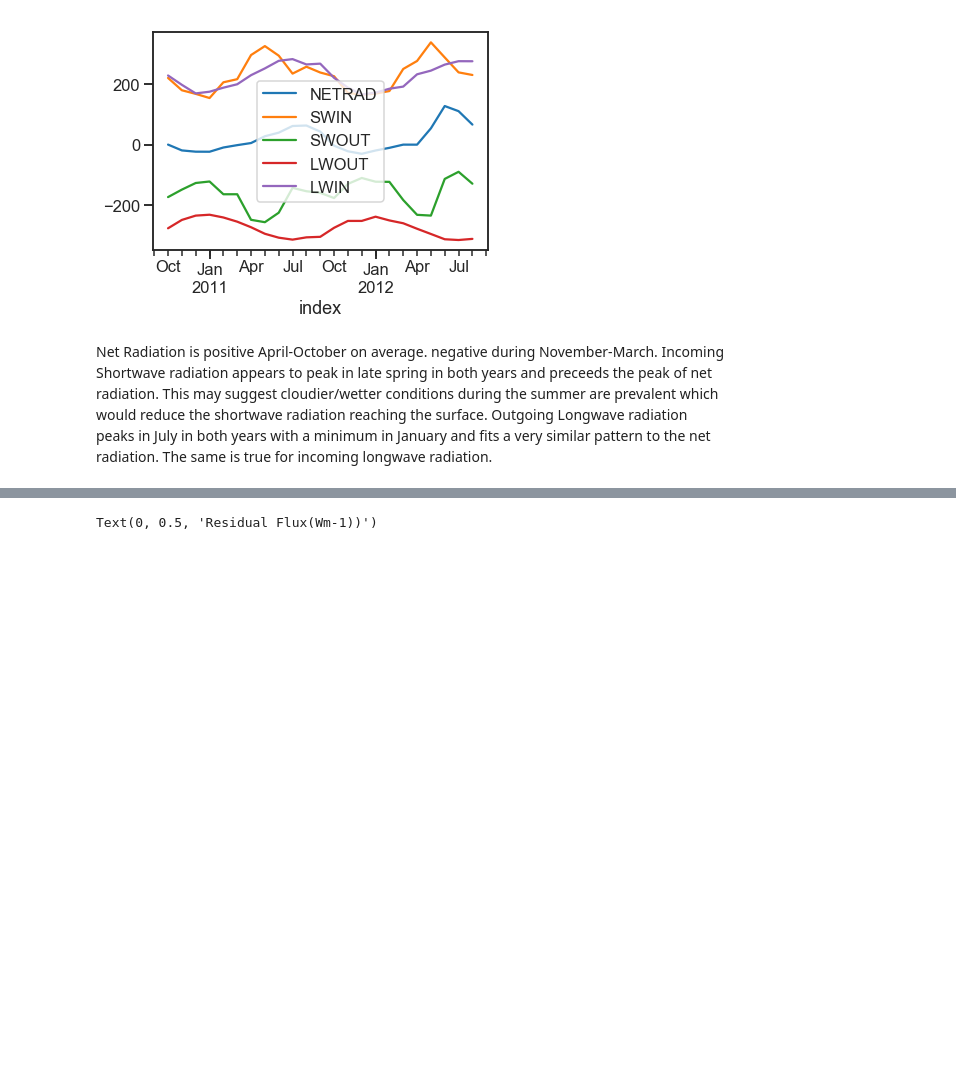
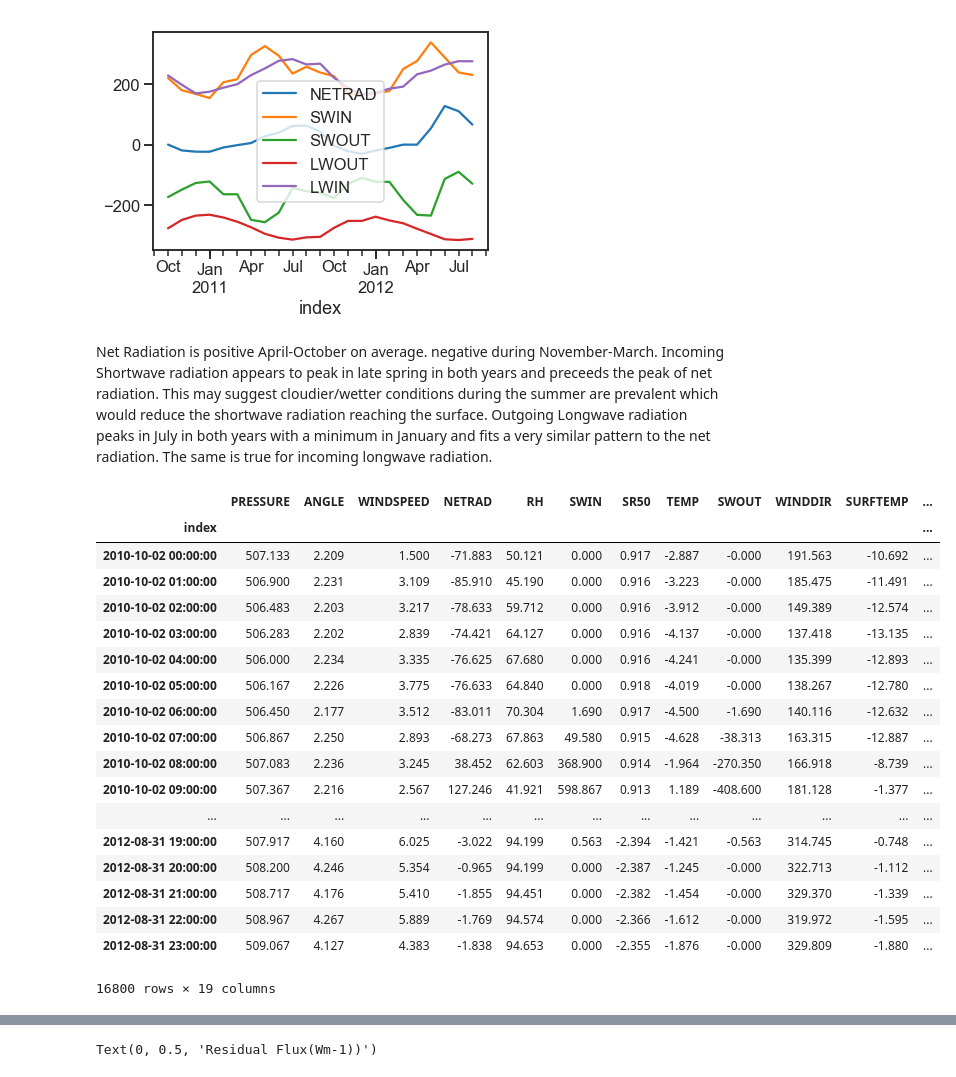
Before and after one commit to calumwinter/Cryo, a Jupyter notebook: Cryosphere_Group_Project.ipynb, the cells around one changed output, grey strips where cells are left out. Drawn from its saved outputs; the diff is of its cells as text; code cells hidden in the pictures; blank space fills up the shorter version.

```diff
--- a/Cryosphere_Group_Project.ipynb
+++ b/Cryosphere_Group_Project.ipynb
@@ -94,2 +65,47 @@ Q1 = 0.623*Ls*rho_0/P0*k**2*Wisp*(ea-Es)/(np.log(Zm/Z0_m)*np.log(Zl/Z0_l));
+# %%
+#sensible heat
+# Define L for surface temperatures
+df["L"] = np.where(df["SURFTEMP"] + T_0 >= T_0, L_v, L_s)
+
+# Saturation vapour pressure at the surface
+# Convert temperature to Kelvins to avoid dividing by zero
+df["e_s"] = 6.11 * np.exp(
+    ((df["L"][0] / R_v) * ((1 / T_0) - (1 / (df["SURFTEMP"] + T_0)))))
+# Water vapour pressure of air
+df["e_a"] = df["RH"] / 100 * df["e_s"]
+
+# Compute latent heat flux
+df["Q_L"] = 0.623 * df["L"] * rho * (k ** 2 * df["WINDSPEED"]
+                                     * (df["e_a"] - df["e_s"])) / (
+        P_0 * math.log(z_m / z_0m) * math.log(z_v / z_0v))
+
+# Resample into monthly mean
+monthly_mean["Q_L"] = df["Q_L"].resample("MS").mean()  # note this also changes ["L"]
+# Sensible heat flux
+Q_H = (c_p * rho * df["PRESSURE"] * (k ** 2) * df["WINDSPEED"] * (
+        df["TEMP"] - df["SURFTEMP"])) / (
+              P_0 * math.log(z_m / z_0m) * math.log(z_h / z_0h))
+df["Q_H"] = Q_H
+df
+# %% [output]
+|  | PRESSURE | ANGLE | WINDSPEED | NETRAD | RH | SWIN | SR50 | TEMP | SWOUT | WINDDIR | SURFTEMP | ... |
+| index |  |  |  |  |  |  |  |  |  |  |  | ... |
+| 2010-10-02 00:00:00 | 507.133 | 2.209 | 1.500 | -71.883 | 50.121 | 0.000 | 0.917 | -2.887 | -0.000 | 191.563 | -10.692 | ... |
+| 2010-10-02 01:00:00 | 506.900 | 2.231 | 3.109 | -85.910 | 45.190 | 0.000 | 0.916 | -3.223 | -0.000 | 185.475 | -11.491 | ... |
+| 2010-10-02 02:00:00 | 506.483 | 2.203 | 3.217 | -78.633 | 59.712 | 0.000 | 0.916 | -3.912 | -0.000 | 149.389 | -12.574 | ... |
+| 2010-10-02 03:00:00 | 506.283 | 2.202 | 2.839 | -74.421 | 64.127 | 0.000 | 0.916 | -4.137 | -0.000 | 137.418 | -13.135 | ... |
+| 2010-10-02 04:00:00 | 506.000 | 2.234 | 3.335 | -76.625 | 67.680 | 0.000 | 0.916 | -4.241 | -0.000 | 135.399 | -12.893 | ... |
+| 2010-10-02 05:00:00 | 506.167 | 2.226 | 3.775 | -76.633 | 64.840 | 0.000 | 0.918 | -4.019 | -0.000 | 138.267 | -12.780 | ... |
+| 2010-10-02 06:00:00 | 506.450 | 2.177 | 3.512 | -83.011 | 70.304 | 1.690 | 0.917 | -4.500 | -1.690 | 140.116 | -12.632 | ... |
+| 2010-10-02 07:00:00 | 506.867 | 2.250 | 2.893 | -68.273 | 67.863 | 49.580 | 0.915 | -4.628 | -38.313 | 163.315 | -12.887 | ... |
+| 2010-10-02 08:00:00 | 507.083 | 2.236 | 3.245 | 38.452 | 62.603 | 368.900 | 0.914 | -1.964 | -270.350 | 166.918 | -8.739 | ... |
+| 2010-10-02 09:00:00 | 507.367 | 2.216 | 2.567 | 127.246 | 41.921 | 598.867 | 0.913 | 1.189 | -408.600 | 181.128 | -1.377 | ... |
+| ... | ... | ... | ... | ... | ... | ... | ... | ... | ... | ... | ... | ... |
+| 2012-08-31 19:00:00 | 507.917 | 4.160 | 6.025 | -3.022 | 94.199 | 0.563 | -2.394 | -1.421 | -0.563 | 314.745 | -0.748 | ... |
+| 2012-08-31 20:00:00 | 508.200 | 4.246 | 5.354 | -0.965 | 94.199 | 0.000 | -2.387 | -1.245 | -0.000 | 322.713 | -1.112 | ... |
+| 2012-08-31 21:00:00 | 508.717 | 4.176 | 5.410 | -1.855 | 94.451 | 0.000 | -2.382 | -1.454 | -0.000 | 329.370 | -1.339 | ... |
+| 2012-08-31 22:00:00 | 508.967 | 4.267 | 5.889 | -1.769 | 94.574 | 0.000 | -2.366 | -1.612 | -0.000 | 319.972 | -1.595 | ... |
+| 2012-08-31 23:00:00 | 509.067 | 4.127 | 4.383 | -1.838 | 94.653 | 0.000 | -2.355 | -1.876 | -0.000 | 329.809 | -1.880 | ... |
+16800 rows × 19 columns
 # %%
 #Exercise 3 - calculate residual flux
```
Also changed, not shown: parts of 6 cells of this notebook.
